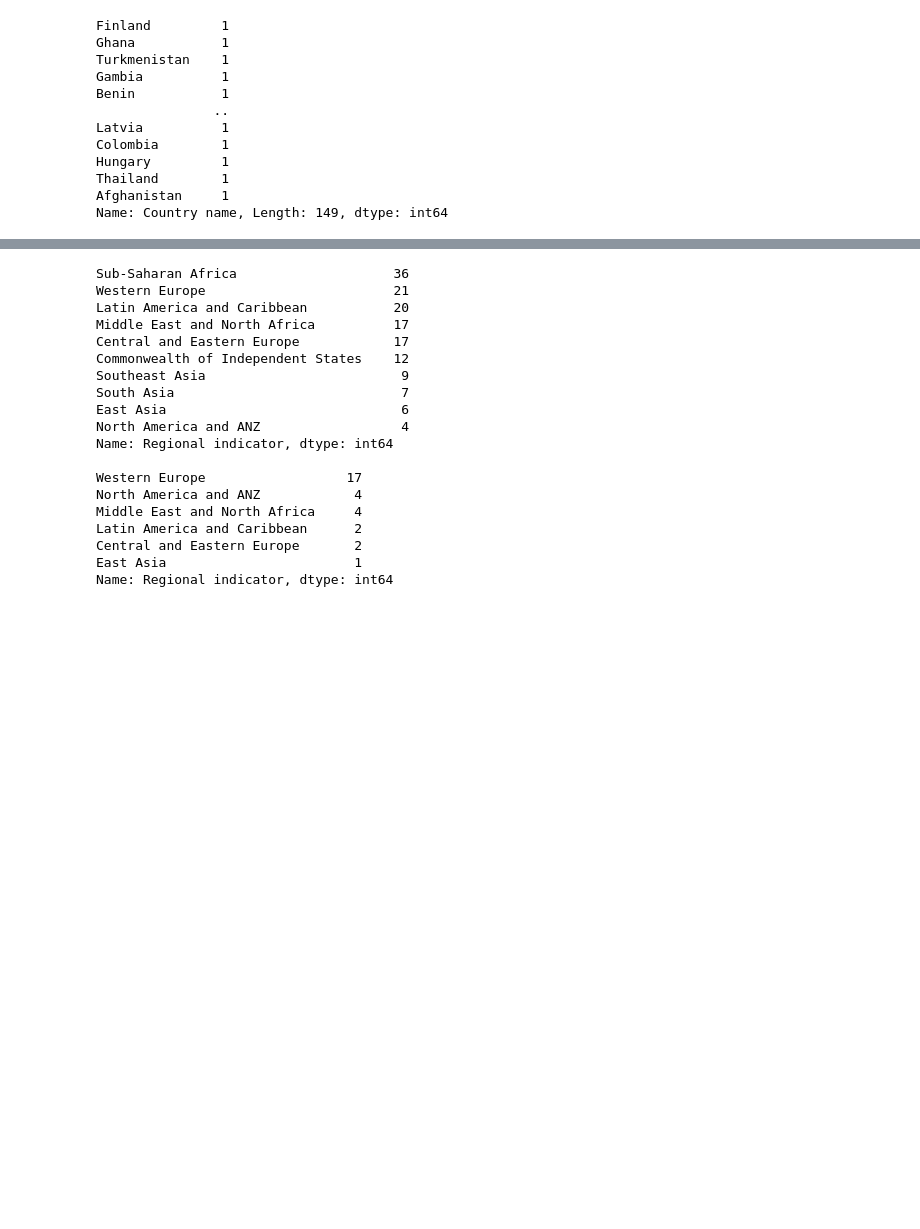
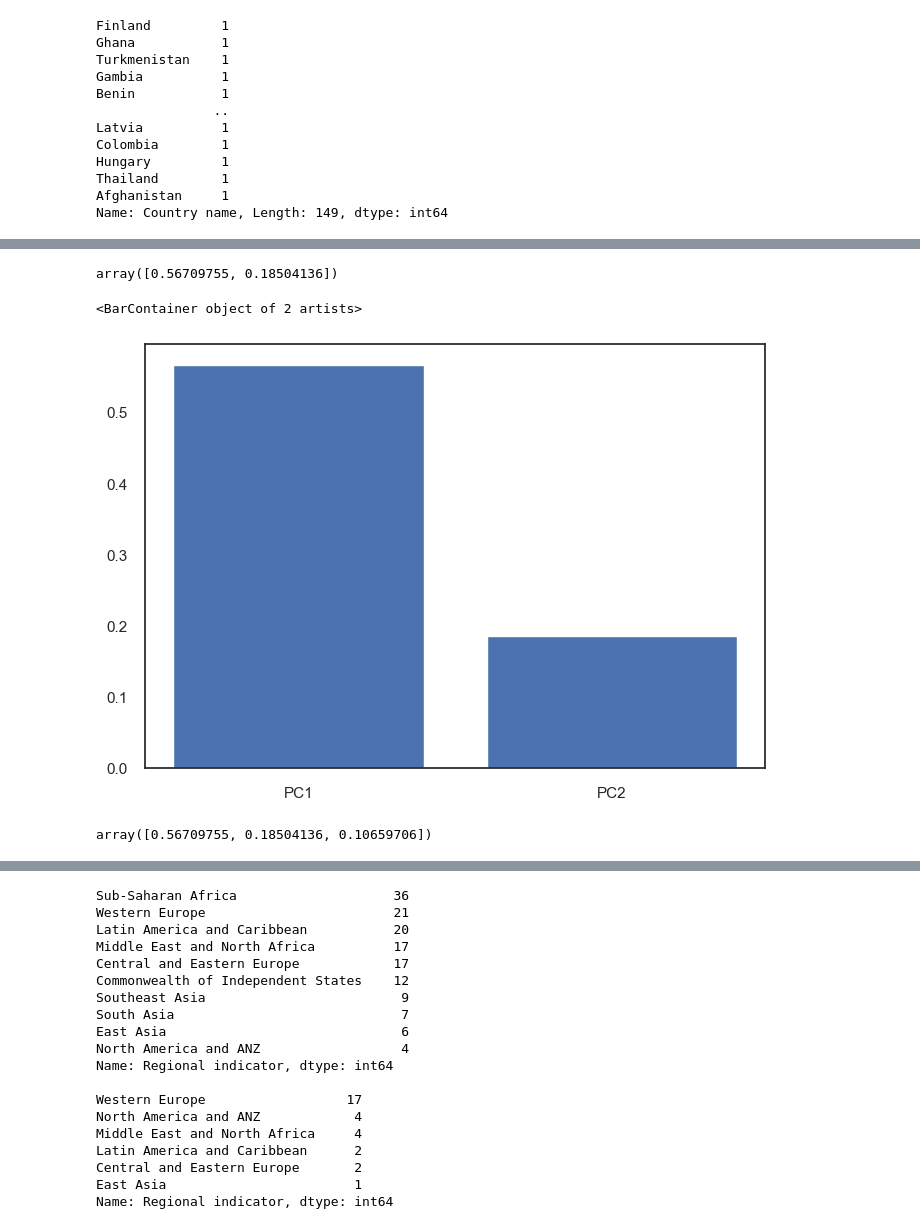
Before and after one commit to Owen-Choi/DataScienceProject, a Jupyter notebook: Untitled1 (1) (1).ipynb, the cells around one changed output, grey strips where cells are left out. Drawn from its saved outputs; the diff is of its cells as text; code cells hidden in the pictures; blank space fills up the shorter version.

```diff
--- a/Untitled1 (1) (1).ipynb
+++ b/Untitled1 (1) (1).ipynb
@@ -160,0 +161,2 @@ plt.show()
+# %%
+temp_report = report.drop(report.columns[3:6],axis='columns')
@@ -160,0 +186,40 @@ plt.show()
+# %%
+from sklearn.model_selection import train_test_split
+from sklearn.preprocessing import StandardScaler
+from sklearn.decomposition import PCA
+
+temp_report=temp_report.drop(temp_report.columns[9],axis='columns')
+df=pd.get_dummies(data=temp_report, columns=['Regional indicator'])
+X=df.iloc[:,2:9]
+y=df.iloc[:,1]
+train_X,test_X,train_y,test_y=train_test_split(X,y,test_size=0.2,random_state=0)
+scaler=StandardScaler()
+scaler.fit(train_X)
+train_X=scaler.transform(train_X)
+test_X=scaler.transform(test_X)
+# %%
+pca=PCA(n_components=2) # two principle components
+principalComponents=pca.fit_transform(train_X)
+pdf=pd.DataFrame(data=principalComponents,columns=['a','b'])#compose principle component data frame
+sum(pca.explained_variance_ratio_)# sum of variance ratio 0.7521389115326861
+pca.explained_variance_ratio_ #get variance ratio of 2 PC
+# %% [output]
+array([0.56709755, 0.18504136])
+# %%
+pca_size=2
+ax=plt.subplot()
+order=range(0,pca_size,1)
+label=["PC"+str(i+1)for i in range(int(pca_size))]
+ratio=pca.explained_variance_ratio_
+plt.bar(label,ratio)
+# %% [output]
+<BarContainer object of 2 artists>
+[figure, added]
+# %%
+pca=PCA(n_components=3) #3 PC
+principalComponents=pca.fit_transform(train_X)
+pdf=pd.DataFrame(data=principalComponents,columns=['a','b','c'])
+sum(pca.explained_variance_ratio_)#Sum of 3 variance ratio 0.8587359684840074
+pca.explained_variance_ratio_# variance ratio
+# %% [output]
+array([0.56709755, 0.18504136, 0.10659706])
```
Also changed, not shown: parts of 29 cells of this notebook, 1 other file.
